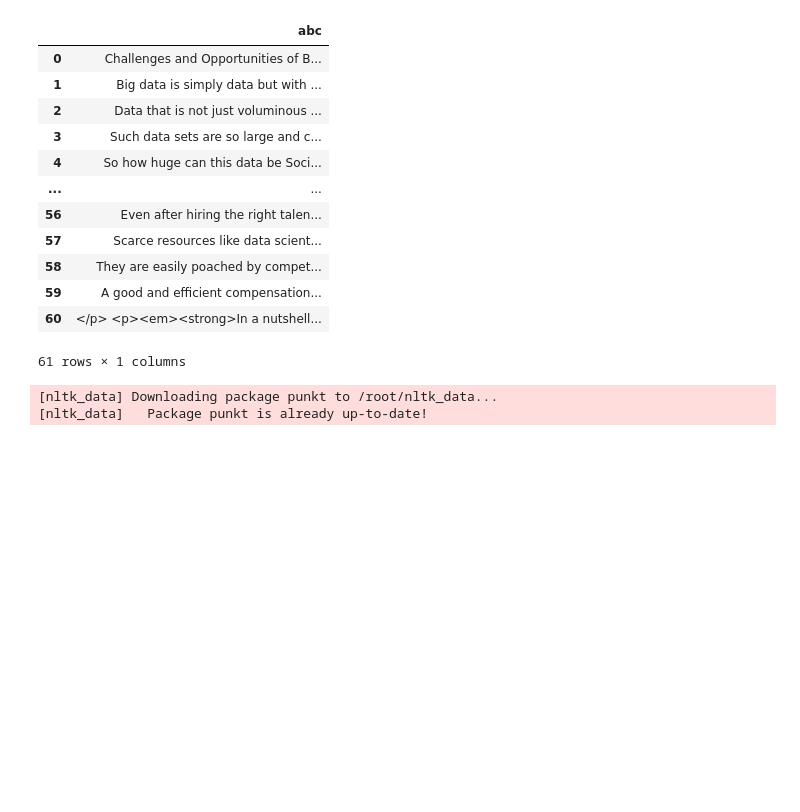
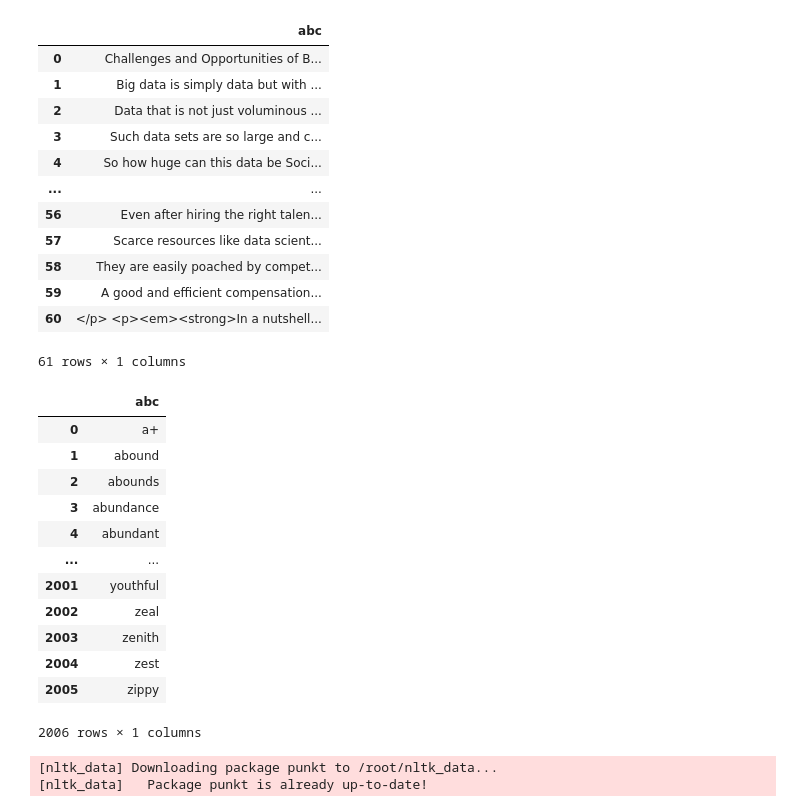
Before and after one commit to divyanshukr09/Future-Projects, a Jupyter notebook: Final_Black_Coffee.ipynb, the cells around one changed output. Drawn from its saved outputs; the diff is of its cells as text; code cells hidden in the pictures; blank space fills up the shorter version.

```diff
--- a/Final_Black_Coffee.ipynb
+++ b/Final_Black_Coffee.ipynb
@@ -263,6 +315,23 @@ c
 #importing master Dictionary
 positive=pd.read_csv("/content/drive/MyDrive/20211030 Test Assignment-20230116T164631Z-001/20211030 Test Assignment/MasterDictionary/positive-words.txt",header=None)
 negative=pd.read_csv("/content/drive/MyDrive/20211030 Test Assignment-20230116T164631Z-001/20211030 Test Assignment/MasterDictionary/negative-words.txt",header=None,encoding="ISO-8859-1",sep='\n' )
+# %%
+positive.columns=['abc']
+positive
+# %% [output]
+|  | abc |
+| 0 | a+ |
+| 1 | abound |
+| 2 | abounds |
+| 3 | abundance |
+| 4 | abundant |
+| ... | ... |
+| 2001 | youthful |
+| 2002 | zeal |
+| 2003 | zenith |
+| 2004 | zest |
+| 2005 | zippy |
+2006 rows × 1 columns
 # %%
 positive.columns=['abc']
 negative.columns=['abc']
```
Also changed, not shown: parts of 23 cells of this notebook.
